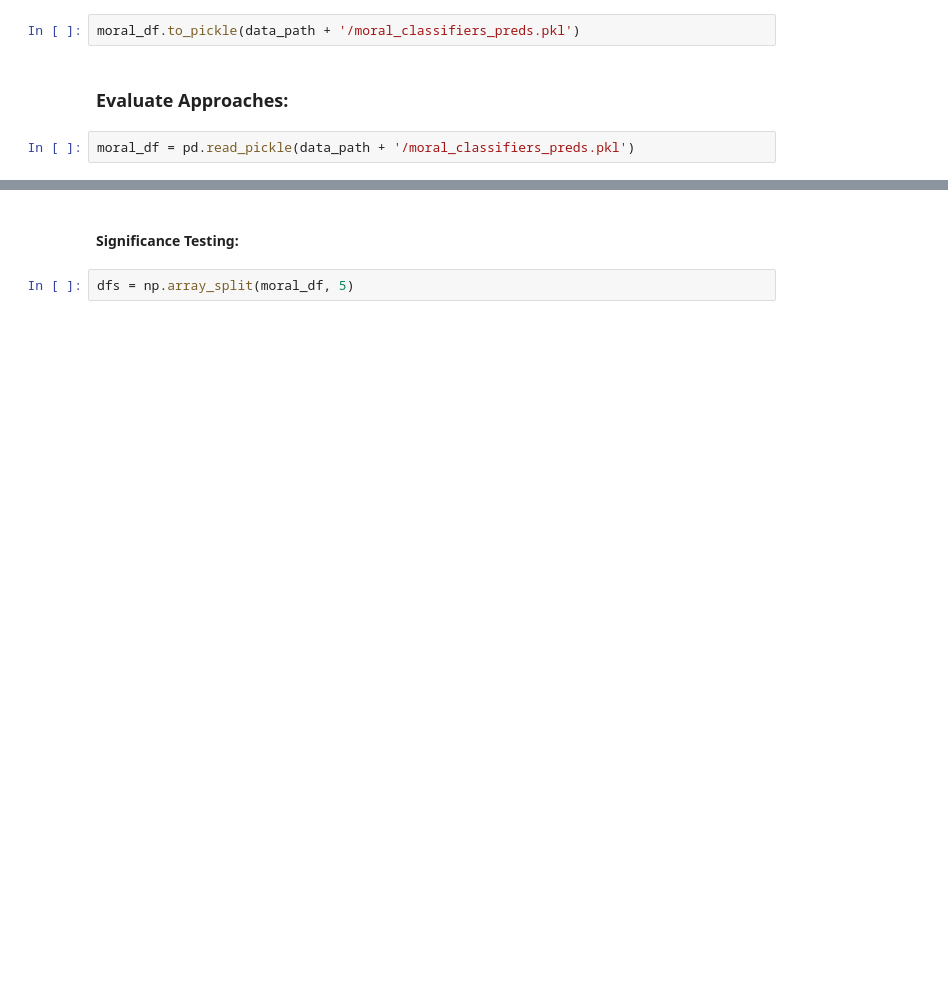
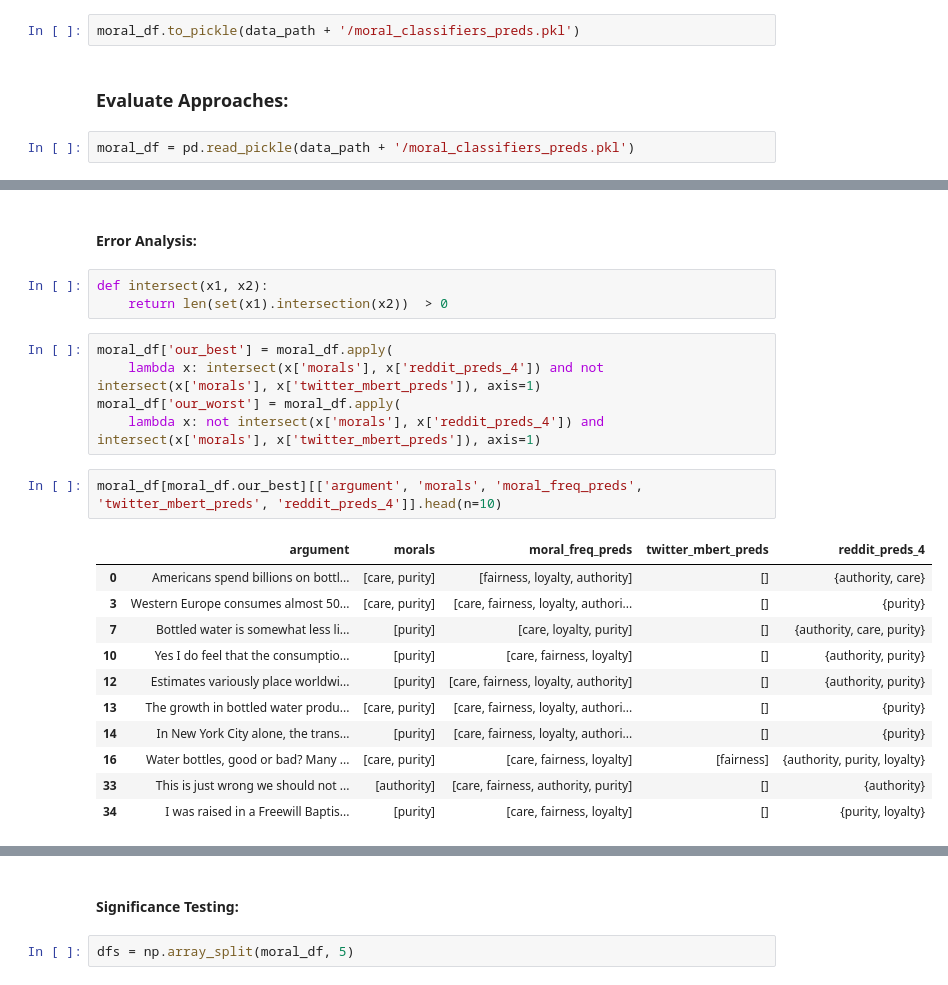
Before and after one commit to webis-de/acl22-moral-debater-a-study-on-the-computational-generation-of-morally-framed-arguments, a Jupyter notebook: src-ipynb/moral-classifier/evaluating_moral_classifiers.ipynb, the cells around one changed output, grey strips where cells are left out. Drawn from its saved outputs; the diff is of its cells as text; blank space fills up the shorter version.

```diff
--- a/src-ipynb/moral-classifier/evaluating_moral_classifiers.ipynb
+++ b/src-ipynb/moral-classifier/evaluating_moral_classifiers.ipynb
@@ -268,0 +307,24 @@ avg            0.34    0.53        0.37       0.28      0.46   0.4
+# %% [markdown]
+#### Error Analysis:
+# %%
+def intersect(x1, x2):
+    return len(set(x1).intersection(x2))  > 0
+# %%
+moral_df['our_best'] = moral_df.apply(
+    lambda x: intersect(x['morals'], x['reddit_preds_4']) and not intersect(x['morals'], x['twitter_mbert_preds']), axis=1)
+moral_df['our_worst'] = moral_df.apply(
+    lambda x: not intersect(x['morals'], x['reddit_preds_4']) and intersect(x['morals'], x['twitter_mbert_preds']), axis=1)
+# %%
+moral_df[moral_df.our_best][['argument', 'morals', 'moral_freq_preds', 'twitter_mbert_preds', 'reddit_preds_4']].head(n=10)
+# %% [output]
+|  | argument | morals | moral_freq_preds | twitter_mbert_preds | reddit_preds_4 |
+| 0 | Americans spend billions on bottl... | [care, purity] | [fairness, loyalty, authority] | [] | {authority, care} |
+| 3 | Western Europe consumes almost 50... | [care, purity] | [care, fairness, loyalty, authori... | [] | {purity} |
+| 7 | Bottled water is somewhat less li... | [purity] | [care, loyalty, purity] | [] | {authority, care, purity} |
+| 10 | Yes I do feel that the consumptio... | [purity] | [care, fairness, loyalty] | [] | {authority, purity} |
+| 12 | Estimates variously place worldwi... | [purity] | [care, fairness, loyalty, authority] | [] | {authority, purity} |
+| 13 | The growth in bottled water produ... | [care, purity] | [care, fairness, loyalty, authori... | [] | {purity} |
+| 14 | In New York City alone, the trans... | [purity] | [care, fairness, loyalty, authori... | [] | {purity} |
+| 16 | Water bottles, good or bad? Many ... | [care, purity] | [care, fairness, loyalty] | [fairness] | {authority, purity, loyalty} |
+| 33 | This is just wrong we should not ... | [authority] | [care, fairness, authority, purity] | [] | {authority} |
+| 34 | I was raised in a Freewill Baptis... | [purity] | [care, fairness, loyalty] | [] | {purity, loyalty} |
```
Also changed, not shown: parts of 14 cells of this notebook, 4 other files.
